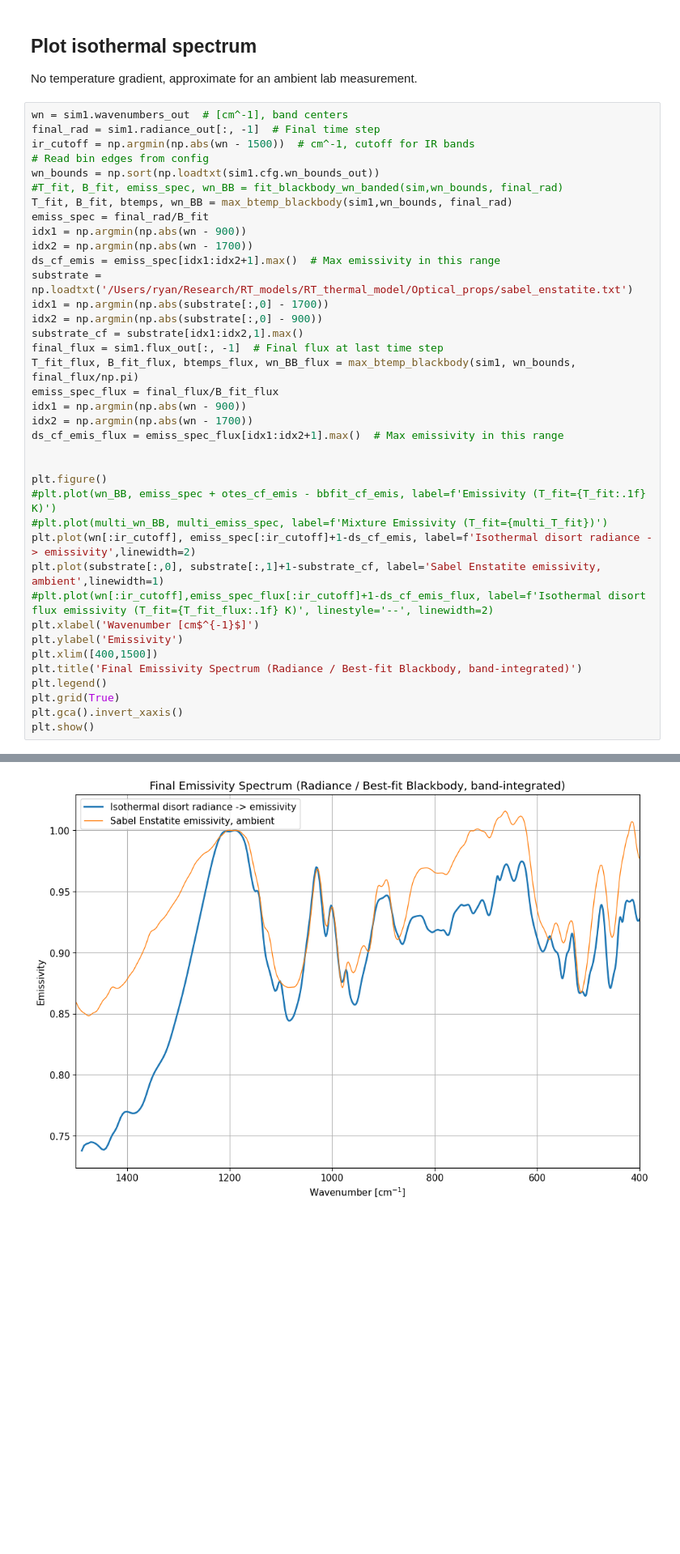
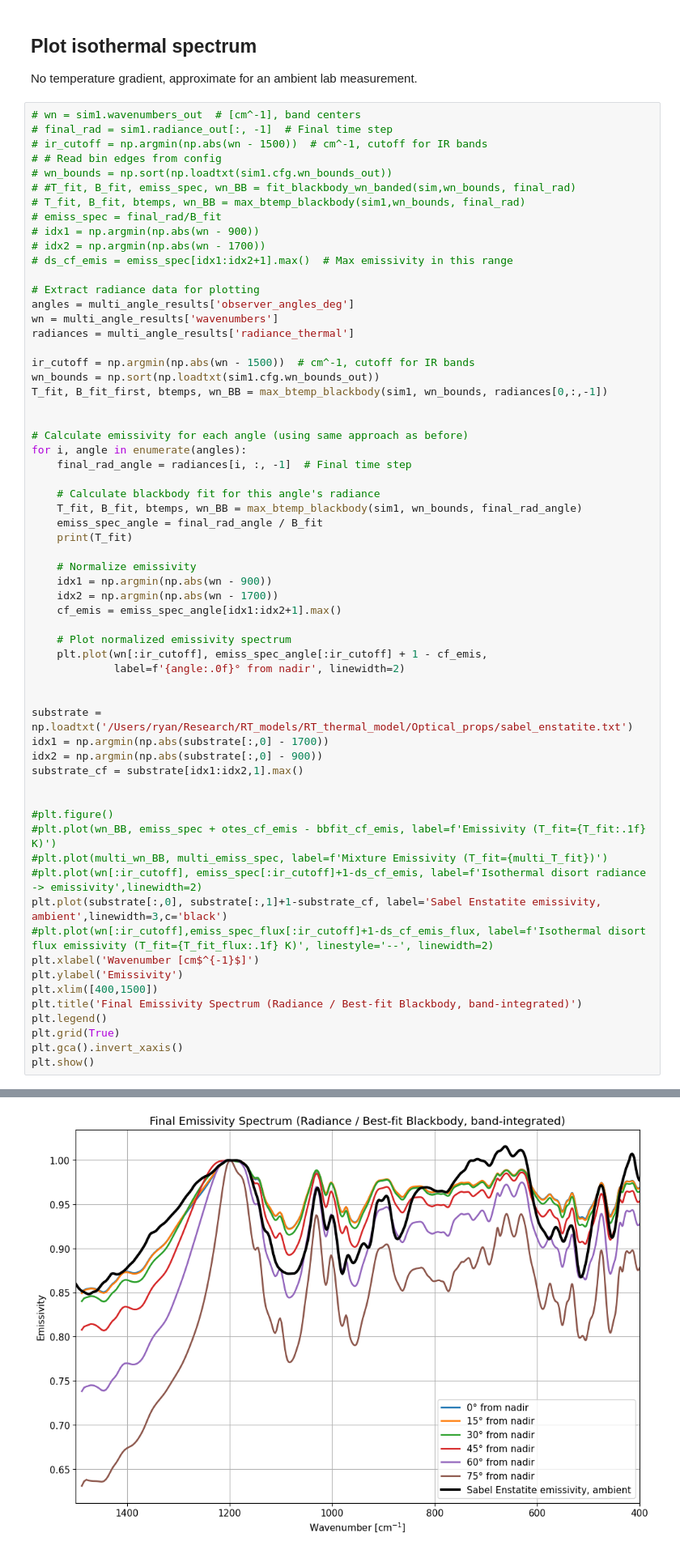
Before and after one commit to andrewryan2727/ThermoSpec, a Jupyter notebook: Analyses/Prem_study.ipynb, the cells around one changed output, grey strips where cells are left out. Shown at 81% size. Cells and saved outputs as stored; diff of their text form; blank space fills up the shorter version.

```diff
--- a/Analyses/Prem_study.ipynb
+++ b/Analyses/Prem_study.ipynb
@@ -125,34 +138,58 @@ Surface temperature range: 400.0 to 400.0 K
 
 No temperature gradient, approximate for an ambient lab measurement.
 # %%
-wn = sim1.wavenumbers_out  # [cm^-1], band centers
-final_rad = sim1.radiance_out[:, -1]  # Final time step
+# wn = sim1.wavenumbers_out  # [cm^-1], band centers
+# final_rad = sim1.radiance_out[:, -1]  # Final time step
+# ir_cutoff = np.argmin(np.abs(wn - 1500))  # cm^-1, cutoff for IR bands
+# # Read bin edges from config
+# wn_bounds = np.sort(np.loadtxt(sim1.cfg.wn_bounds_out))
+# #T_fit, B_fit, emiss_spec, wn_BB = fit_blackbody_wn_banded(sim,wn_bounds, final_rad)
+# T_fit, B_fit, btemps, wn_BB = max_btemp_blackbody(sim1,wn_bounds, final_rad)
+# emiss_spec = final_rad/B_fit
+# idx1 = np.argmin(np.abs(wn - 900))
+# idx2 = np.argmin(np.abs(wn - 1700))
+# ds_cf_emis = emiss_spec[idx1:idx2+1].max()  # Max emissivity in this range
+
+# Extract radiance data for plotting
+angles = multi_angle_results['observer_angles_deg']
+wn = multi_angle_results['wavenumbers']
+radiances = multi_angle_results['radiance_thermal']
+
 ir_cutoff = np.argmin(np.abs(wn - 1500))  # cm^-1, cutoff for IR bands
-# Read bin edges from config
 wn_bounds = np.sort(np.loadtxt(sim1.cfg.wn_bounds_out))
-#T_fit, B_fit, emiss_spec, wn_BB = fit_blackbody_wn_banded(sim,wn_bounds, final_rad)
-T_fit, B_fit, btemps, wn_BB = max_btemp_blackbody(sim1,wn_bounds, final_rad)
-emiss_spec = final_rad/B_fit
-idx1 = np.argmin(np.abs(wn - 900))
-idx2 = np.argmin(np.abs(wn - 1700))
-ds_cf_emis = emiss_spec[idx1:idx2+1].max()  # Max emissivity in this range
+T_fit, B_fit_first, btemps, wn_BB = max_btemp_blackbody(sim1, wn_bounds, radiances[0,:,-1])
+
+
+# Calculate emissivity for each angle (using same approach as before)
+for i, angle in enumerate(angles):
+    final_rad_angle = radiances[i, :, -1]  # Final time step
+
+    # Calculate blackbody fit for this angle's radiance
+    T_fit, B_fit, btemps, wn_BB = max_btemp_blackbody(sim1, wn_bounds, final_rad_angle)
+    emiss_spec_angle = final_rad_angle / B_fit
+    print(T_fit)
+
+    # Normalize emissivity
+    idx1 = np.argmin(np.abs(wn - 900))
+    idx2 = np.argmin(np.abs(wn - 1700))
+    cf_emis = emiss_spec_angle[idx1:idx2+1].max()
+
+    # Plot normalized emissivity spectrum
+    plt.plot(wn[:ir_cutoff], emiss_spec_angle[:ir_cutoff] + 1 - cf_emis,
+             label=f'{angle:.0f}° from nadir', linewidth=2)
+
+
 substrate = np.loadtxt('/Users/ryan/Research/RT_models/RT_thermal_model/Optical_props/sabel_enstatite.txt')
 idx1 = np.argmin(np.abs(substrate[:,0] - 1700))
 idx2 = np.argmin(np.abs(substrate[:,0] - 900))
 substrate_cf = substrate[idx1:idx2,1].max()
-final_flux = sim1.flux_out[:, -1]  # Final flux at last time step
-T_fit_flux, B_fit_flux, btemps_flux, wn_BB_flux = max_btemp_blackbody(sim1, wn_bounds, final_flux/np.pi)
-emiss_spec_flux = final_flux/B_fit_flux
-idx1 = np.argmin(np.abs(wn - 900))
-idx2 = np.argmin(np.abs(wn - 1700))
-ds_cf_emis_flux = emiss_spec_flux[idx1:idx2+1].max()  # Max emissivity in this range
 
 
-plt.figure()
+#plt.figure()
 #plt.plot(wn_BB, emiss_spec + otes_cf_emis - bbfit_cf_emis, label=f'Emissivity (T_fit={T_fit:.1f} K)')
 #plt.plot(multi_wn_BB, multi_emiss_spec, label=f'Mixture Emissivity (T_fit={multi_T_fit})')
-plt.plot(wn[:ir_cutoff], emiss_spec[:ir_cutoff]+1-ds_cf_emis, label=f'Isothermal disort radiance -> emissivity',linewidth=2)
-plt.plot(substrate[:,0], substrate[:,1]+1-substrate_cf, label='Sabel Enstatite emissivity, ambient',linewidth=1)
+#plt.plot(wn[:ir_cutoff], emiss_spec[:ir_cutoff]+1-ds_cf_emis, label=f'Isothermal disort radiance -> emissivity',linewidth=2)
+plt.plot(substrate[:,0], substrate[:,1]+1-substrate_cf, label='Sabel Enstatite emissivity, ambient',linewidth=3,c='black')
 #plt.plot(wn[:ir_cutoff],emiss_spec_flux[:ir_cutoff]+1-ds_cf_emis_flux, label=f'Isothermal disort flux emissivity (T_fit={T_fit_flux:.1f} K)', linestyle='--', linewidth=2)
 plt.xlabel('Wavenumber [cm$^{-1}$]')
 plt.ylabel('Emissivity')
@@ -166,4 +209,4 @@ plt.show()
-[figure, old version]
+[figure, new version]
 # %% [markdown]
 ## Run thermal evolution model for lunar environmental chamber conditions.
 # %%
```
Also changed, not shown: parts of 20 cells of this notebook, 6 other files.
